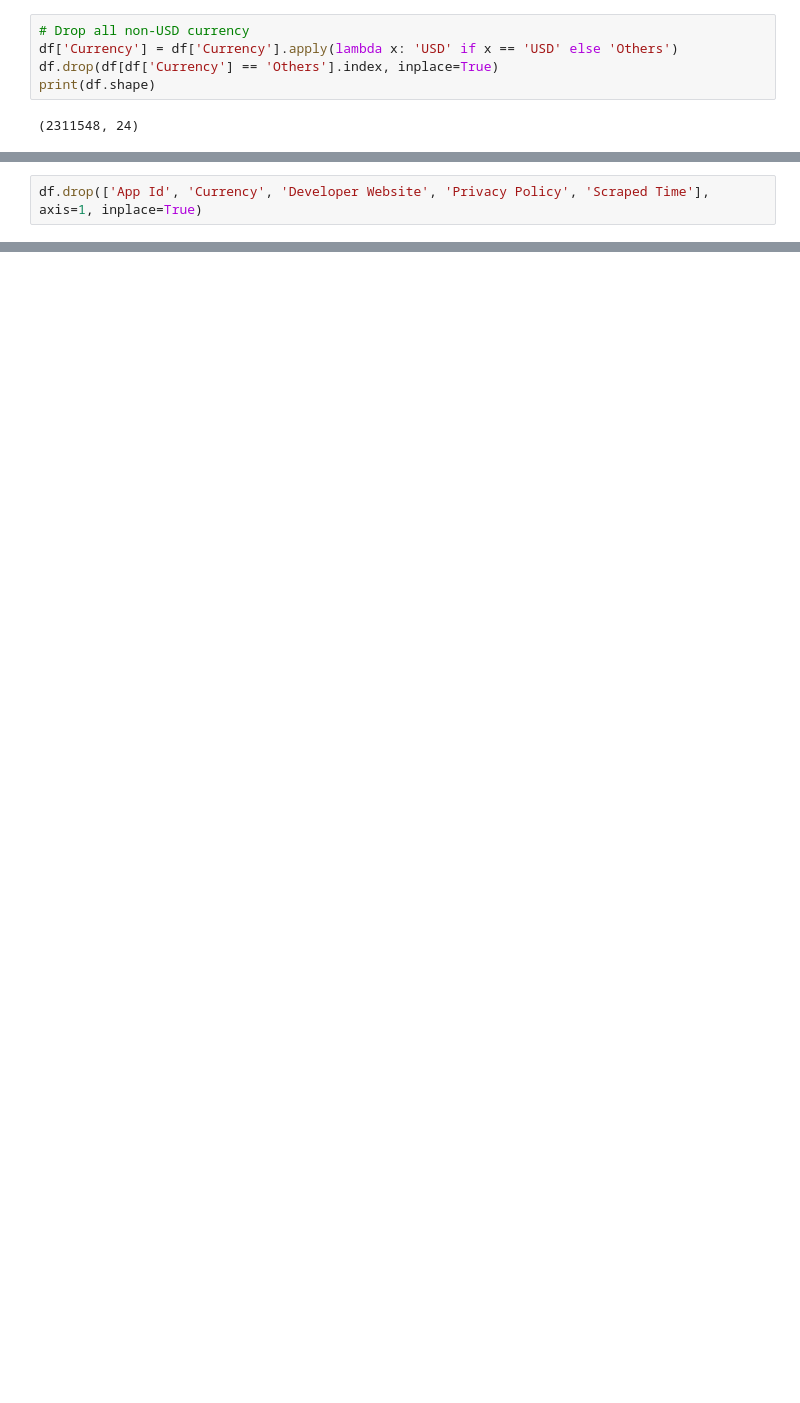
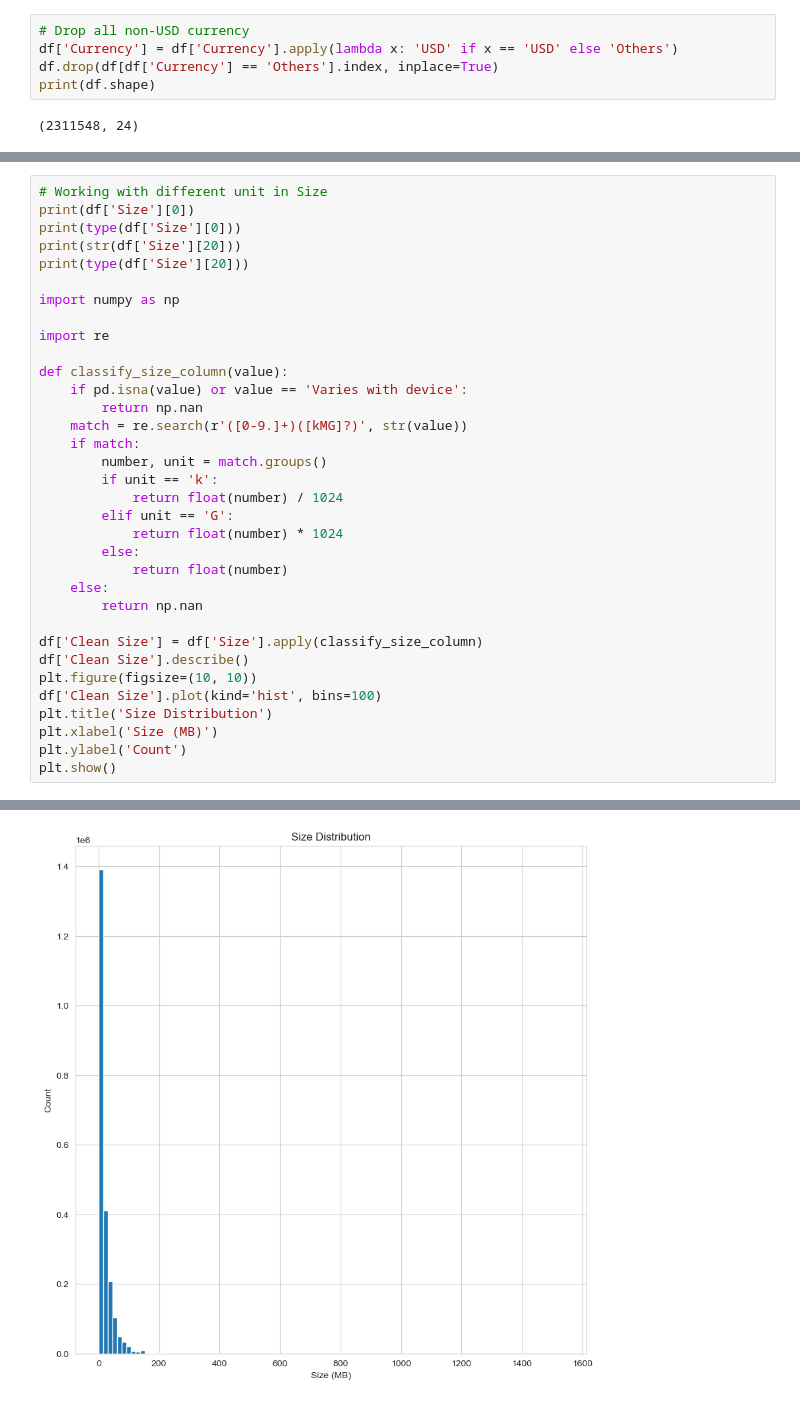
Before and after one commit to zhangbaiyi/google-play-analysis, a Jupyter notebook: experiments/preprocessing.ipynb, the cells around one changed output, grey strips where cells are left out. Saved outputs shown, nothing was run; the diff lists cells and outputs as text; blank space fills up the shorter version.

```diff
--- a/experiments/preprocessing.ipynb
+++ b/experiments/preprocessing.ipynb
@@ -132,5 +141,3 @@ print(df.shape)
-# %%
-df.drop(['App Id', 'Currency', 'Developer Website', 'Privacy Policy', 'Scraped Time'], axis=1, inplace=True)
 # %%
 print(df.shape)
 # %% [output]
@@ -137,0 +145,35 @@ print(df.shape)
+# %%
+# Working with different unit in Size
+print(df['Size'][0])
+print(type(df['Size'][0]))
+print(str(df['Size'][20]))
+print(type(df['Size'][20]))
+
+import numpy as np
+
+import re
+
+def classify_size_column(value):
+    if pd.isna(value) or value == 'Varies with device':
+        return np.nan
+    match = re.search(r'([0-9.]+)([kMG]?)', str(value))
+    if match:
+        number, unit = match.groups()
+        if unit == 'k':
+            return float(number) / 1024
+        elif unit == 'G':
+            return float(number) * 1024
+        else:
+            return float(number)
+    else:
+        return np.nan
+
+df['Clean Size'] = df['Size'].apply(classify_size_column)
+df['Clean Size'].describe()
+plt.figure(figsize=(10, 10))
+df['Clean Size'].plot(kind='hist', bins=100)
+plt.title('Size Distribution')
+plt.xlabel('Size (MB)')
+plt.ylabel('Count')
+plt.show()
+# %% [output]
@@ -137,0 +184 @@ print(df.shape)
+[figure, added]
```
Also changed, not shown: parts of 33 cells of this notebook.
